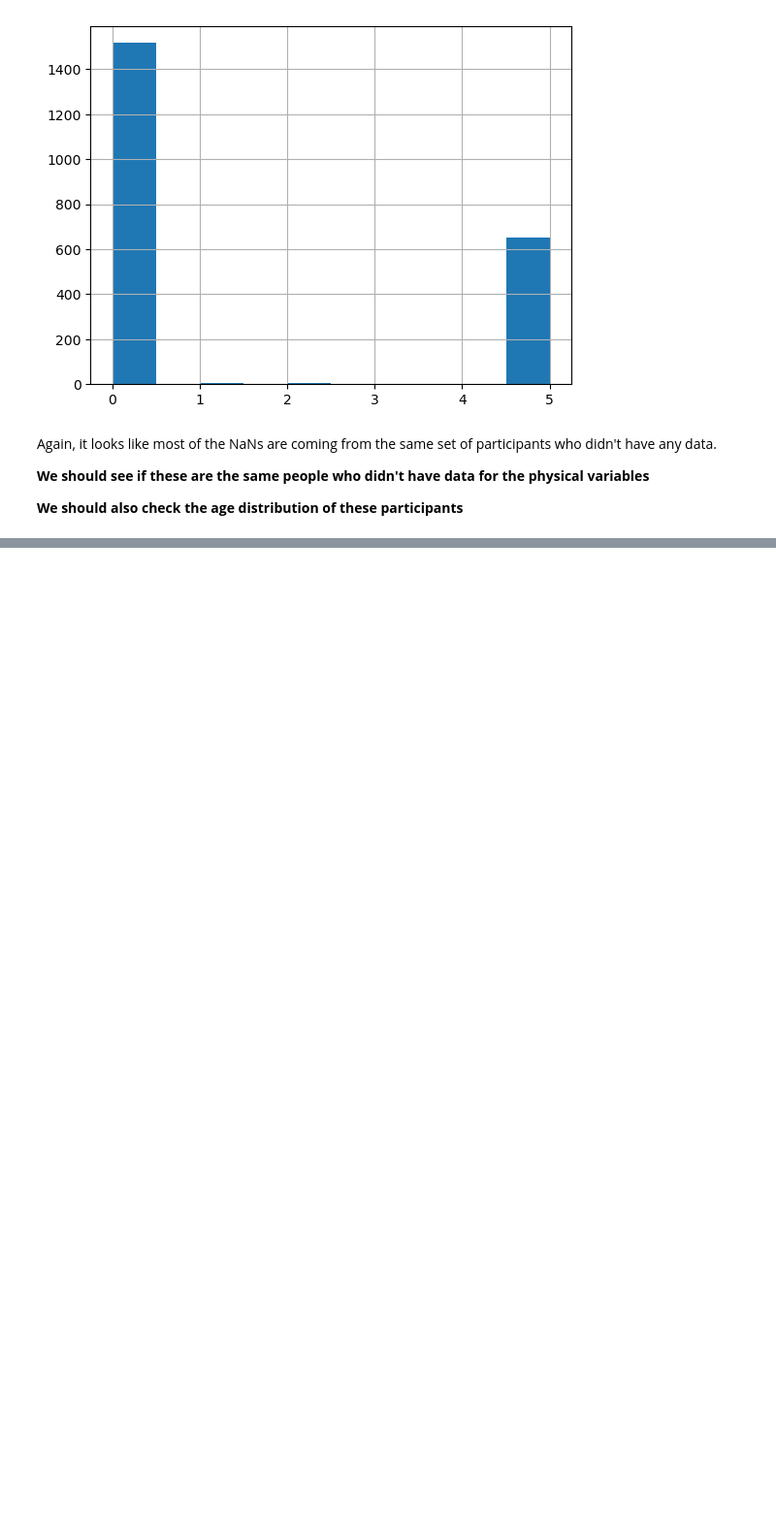
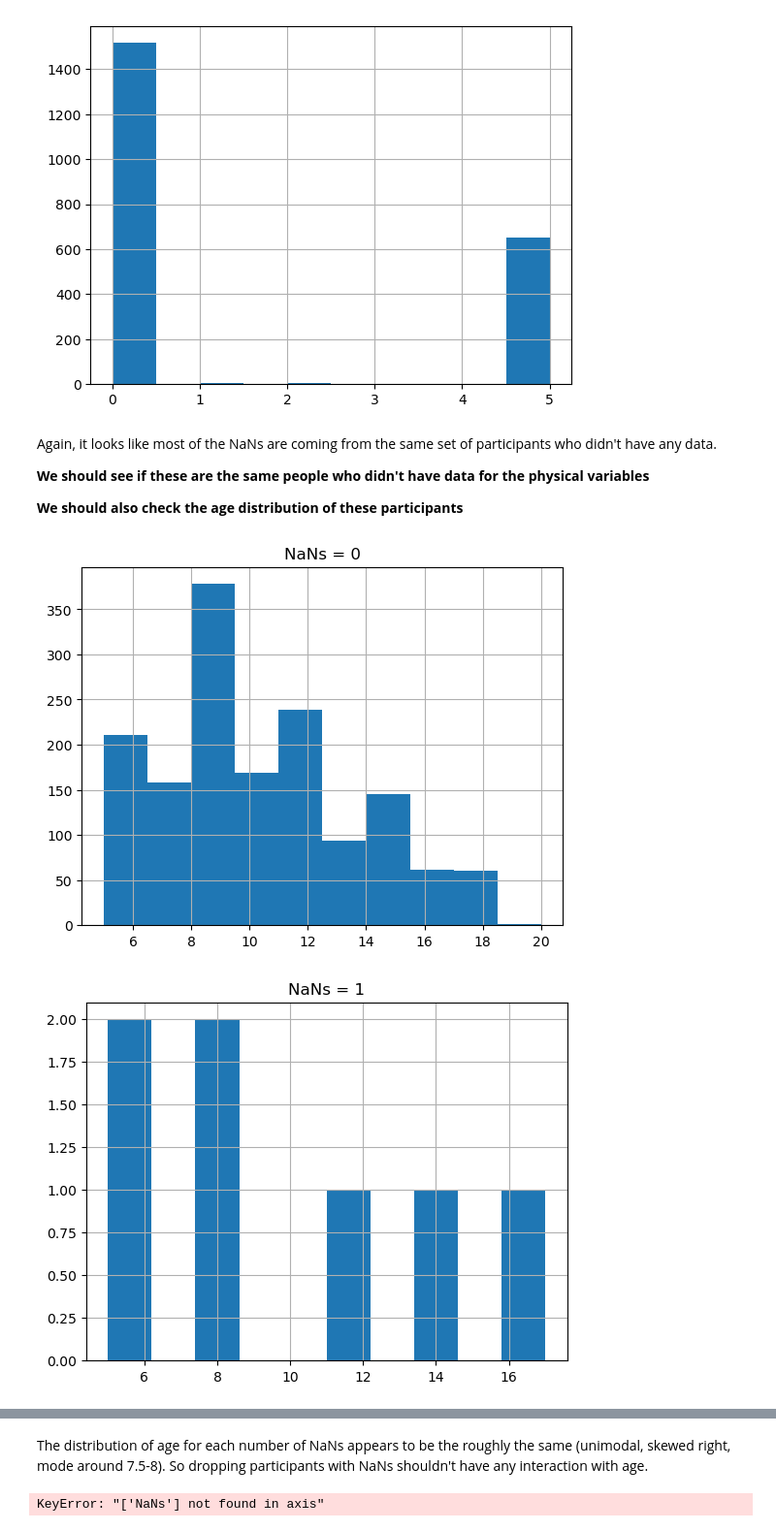
Before and after one commit to aarondweinberg/CMI_problematic_internet_use, a Jupyter notebook: EDA_PCA_AW.ipynb, the cells around one changed output, grey strips where cells are left out. Shown at 97% size. Drawn from its saved outputs; the diff is of its cells as text; code cells hidden in the pictures; blank space fills up the shorter version.

```diff
--- a/EDA_PCA_AW.ipynb
+++ b/EDA_PCA_AW.ipynb
@@ -91,10 +125,13 @@ https://medium.com/@seb231/principal-component-analysis-with-missing-data-9e28f4
 
 It seems like the safest thing to do here is to remove all of these participants from the data set (for now) rather than trying to impute values, since the imputation would likely rely on the values we're trying to use to generate the PCA analysis.
 # %%
-# Remove all rows that contain one or more NaN values from train_reduced
+# Remove the Age variable from train_physical
+train_physical = train_physical.drop(columns=['Age'])
+
+# Remove all rows that contain one or more NaN values from train_physical
 train_physical = train_physical.dropna()
 
-# Remove the NaNs variable from train_reduced
+# Remove the NaNs variable from train_physical
 train_physical = train_physical.drop(columns=['NaNs'])
 # %%
 # PCA can only be used with linear data. So let's examine relationships between these five variables
@@ -352,3 +393,15 @@ Again, it looks like most of the NaNs are coming from the same set of participan
 **We should see if these are the same people who didn't have data for the physical variables**
 
 **We should also check the age distribution of these participants**
+# %%
+# Add the 'Basic_Demos-Age' variable from the train data frame to the train_fitness data frame
+train_fitness['Age'] = train['Basic_Demos-Age']
+
+# Make a histogram of the Age variable for each level of the NaNs variable
+for i in range(8):
+    train_fitness[train_fitness['NaNs'] == i]['Age'].hist()
+    plt.title('NaNs = ' + str(i))
+    plt.show()
+# %% [output]
+[figure, added]
+[figure, added]
@@ -354,0 +414,13 @@ Again, it looks like most of the NaNs are coming from the same set of participan
+# %% [markdown]
+The distribution of age for each number of NaNs appears to be the roughly the same (unimodal, skewed right, mode around 7.5-8). So dropping participants with NaNs shouldn't have any interaction with age.
+# %%
+# Remove the Age variable from train_fitness
+train_fitness = train_fitness.drop(columns=['Age'])
+
+# Remove all rows that contain one or more NaN values from train_fitness
+train_fitness = train_fitness.dropna()
+
+# Remove the NaNs variable from train_fitness
+train_fitness = train_fitness.drop(columns=['NaNs'])
+# %% [output]
+KeyError: "['NaNs'] not found in axis"
```
Also changed, not shown: parts of 16 cells of this notebook.
